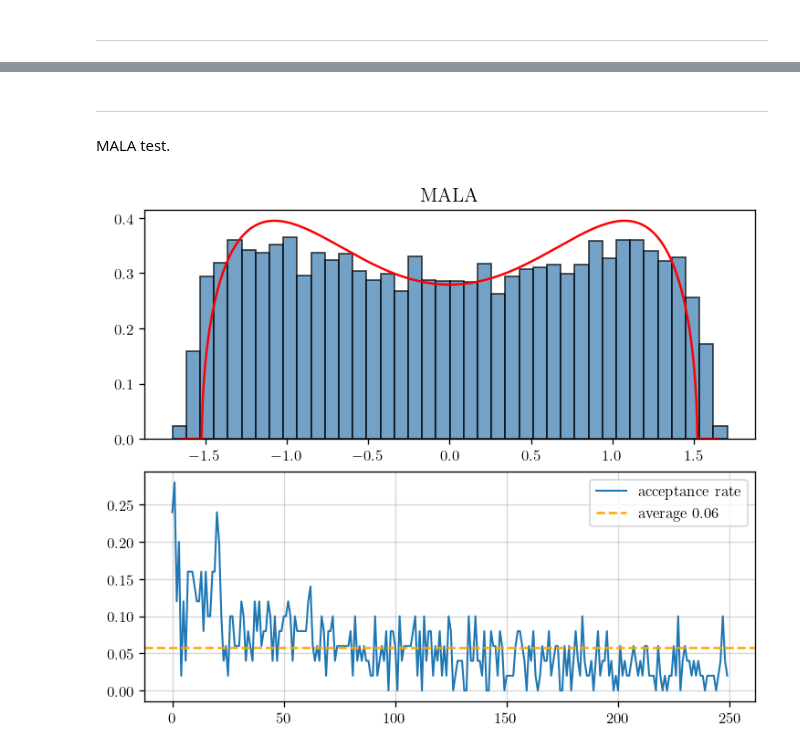
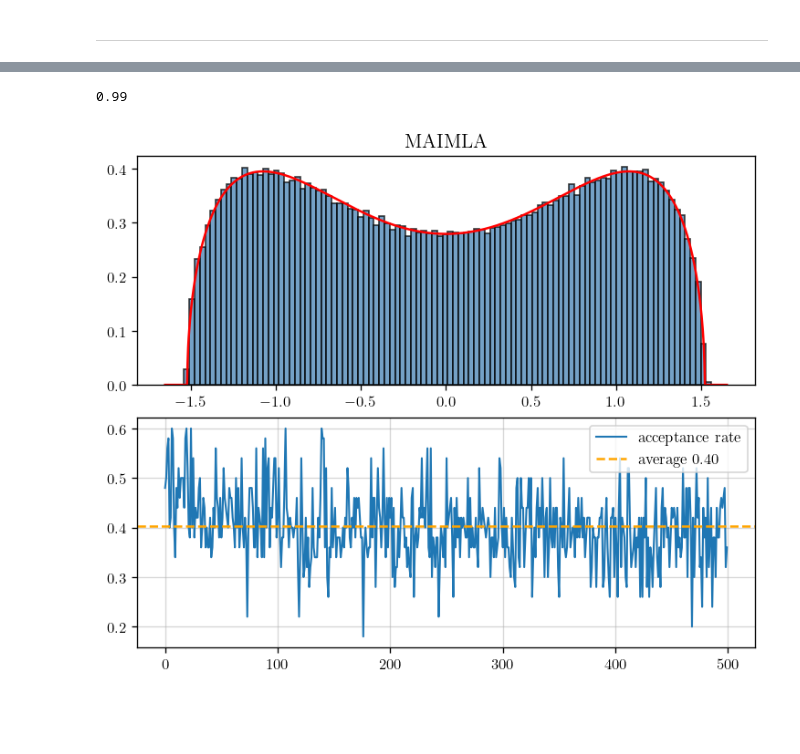
Before and after one commit to fredwdickinson/dissertation, a Jupyter notebook: code/notebooks/00_test.ipynb, the cells around one changed output, grey strips where cells are left out. Drawn from its saved outputs; the diff is of its cells as text; code cells hidden in the pictures; blank space fills up the shorter version.

Commit message:
init newton guess at x, not z

```diff
--- a/code/notebooks/00_test.ipynb
+++ b/code/notebooks/00_test.ipynb
@@ -66,28 +17,61 @@ test_method("implicit", N = 100, num_bins = 100)
-# %% [markdown]
----
-# %% [markdown]
-MALA test.
+# %%
+N = 100; M = 100;
+dt = 1/N; beta = 2.0; noise_scale = np.sqrt(2.0*dt/(beta*N))
+total_crossed = 0
+
+x_init = random_matrix.init_gue_eigenvalues(M, N)
+noise = np.random.normal(0, 1, x_init.shape)
+z = x_init + noise_scale*noise
+
+for m in range(M):
+    for i in range(N - 1):
+        starting_crossed = z[m, i + 1] - z[m, i] < 0
+        if (starting_crossed):
+            total_crossed += 1
+            break
+
+total_crossed/M
+# %% [output]
+0.99
 # %%
-N = 50; beta = 2.0; T = 5.0; M = 50;
-dt = 1/N; total_steps = int(T/dt);
-potential_name = "quartic"
+# MAIMLA EXAMPLE
+importlib.reload(integrators); importlib.reload(simulate); importlib.reload(solvers);
 
+# Set hyperparameters.
+N = 100; dt = 1/N; beta = 2.0; T = 5.0;
+M = 50; potential_name = "quartic"
+total_steps = int(T/dt)
+
+# Initialise as random, for example.
 init = random_matrix.init_gue_eigenvalues(M, N)
-mala_pipe = simulate.make_mala_pipeline(N, dt, potential_name, beta)
-traj = simulate.simulate_dbm(init, total_steps, mala_pipe)
 
-config = {"track_accepts": True, "burn_in": int(3.0/dt)}
-all_info = simulate.analyse_trajectory(traj, total_steps, **config)
+# Build a MAIMLA pipeline and get trajectory generator.
+maimla_pipe = simulate.make_imla_pipeline(N, dt, potential_name, beta, metropolise = True)
+trajectory = simulate.simulate_dbm(init, total_steps, maimla_pipe)
 
-fig, axes = plt.subplots(2, 1, figsize = (6, 5.0))
-ax1, ax2 = axes
+# Decide on experiment configuration and call the observe function in `simulate.py`.
+config = {
+    "track_accepts": True,
+    "burn_in": int(2.5/dt),
+    "track_newton_info": True
+}
 
-plotters.plot_hist(ax1, all_info["snapshots"], potential_name = potential_name, num_bins = 40)
-plotters.plot_accepts(ax2, all_info["accepts"])
-ax1.set_title("MALA")
+info = simulate.analyse_trajectory(trajectory, total_steps, **config)
+
+# Example plots for snapshots and acceptance rates.
+fig, axes = plt.subplots(2, 1, figsize = (6, 5))
+ax, ax2 = axes
+
+plotters.plot_hist(ax, info["snapshots"], num_bins = 100, potential_name = potential_name)
+plotters.plot_accepts(ax2, info["accepts"])
+
+ax.grid(False)
+ax.set_title(f"MAIMLA")
 
 plt.show()
 
-all_info
+print(f"Mean Newton iterations: {info["newton_iters"].mean()}")
+print(f"Mean CG iterations: {info["mean_cg_iters"].mean()}")
+print(f"Mean rejects due to line search failure: {info["line_search_rejects"].mean()}")
 # %% [output]
-[figure, old version]
+[figure, new version]
```
Also changed, not shown: parts of 7 cells of this notebook, 5 other files.
